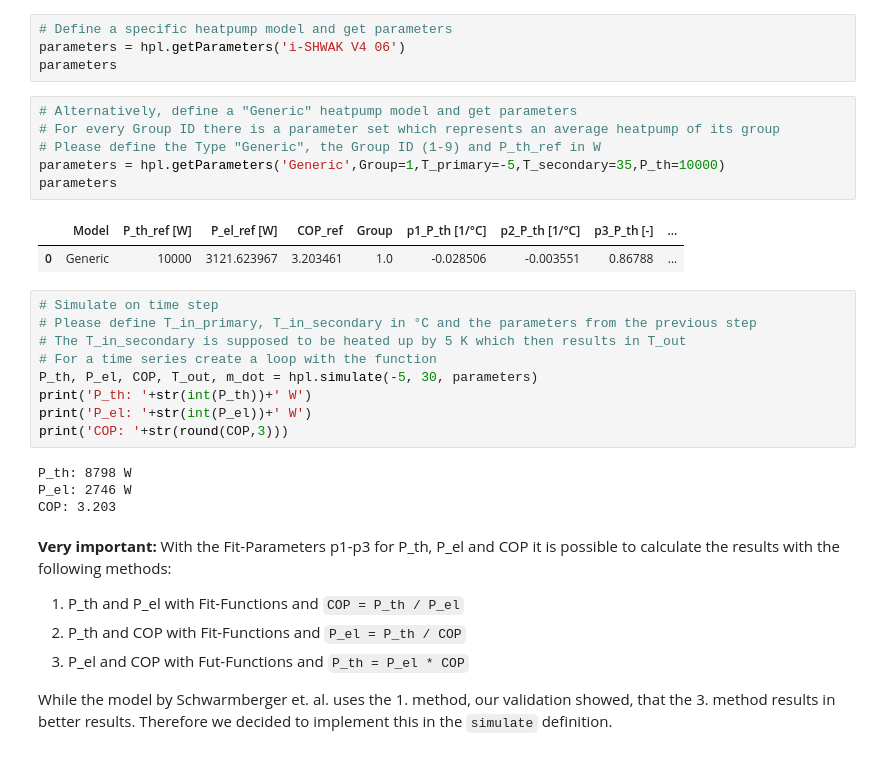
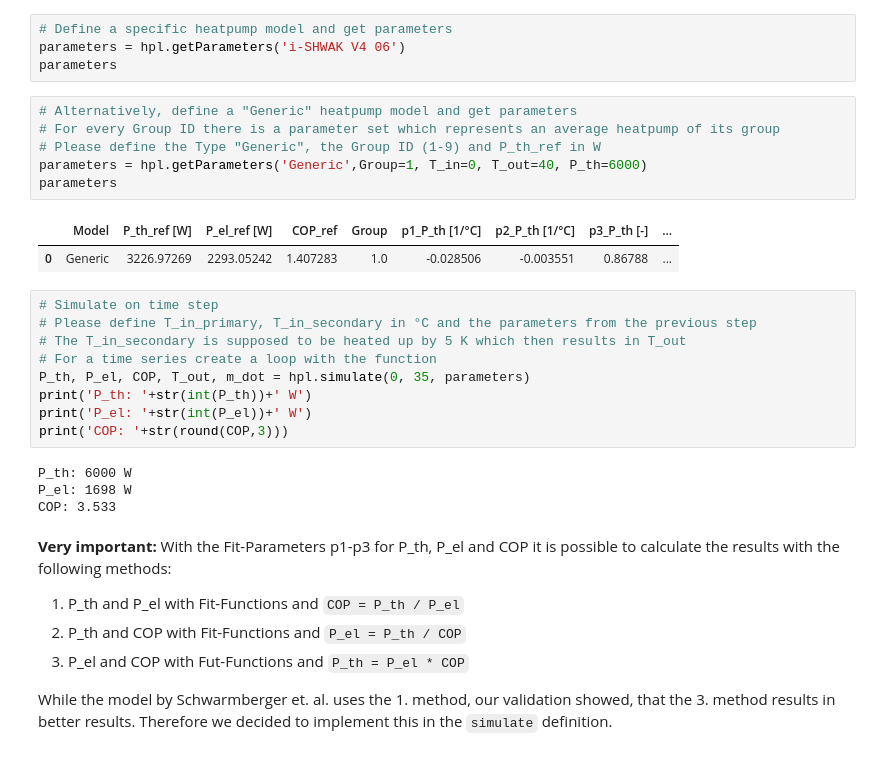
Before and after one commit to FZJ-IEK3-VSA/hplib, a Jupyter notebook: Documentation.ipynb, the cells around one changed output. Saved outputs shown, nothing was run; the diff lists cells and outputs as text.

Commit message:
New method to identify P_th_ref for generic heatpumps

```diff
--- a/Documentation.ipynb
+++ b/Documentation.ipynb
@@ -82,25 +83,25 @@ parameters
 # %%
 # Alternatively, define a "Generic" heatpump model and get parameters
 # For every Group ID there is a parameter set which represents an average heatpump of its group
 # Please define the Type "Generic", the Group ID (1-9) and P_th_ref in W
-parameters = hpl.getParameters('Generic',Group=1,T_primary=-5,T_secondary=35,P_th=10000)
+parameters = hpl.getParameters('Generic',Group=1, T_in=0, T_out=40, P_th=6000)
 parameters
 # %% [output]
 |  | Model | P_th_ref [W] | P_el_ref [W] | COP_ref | Group | p1_P_th [1/°C] | p2_P_th [1/°C] | p3_P_th [-] | ... |
-| 0 | Generic | 10000 | 3121.623967 | 3.203461 | 1.0 | -0.028506 | -0.003551 | 0.86788 | ... |
+| 0 | Generic | 3226.97269 | 2293.05242 | 1.407283 | 1.0 | -0.028506 | -0.003551 | 0.86788 | ... |
 # %%
 # Simulate on time step
 # Please define T_in_primary, T_in_secondary in °C and the parameters from the previous step
 # The T_in_secondary is supposed to be heated up by 5 K which then results in T_out
 # For a time series create a loop with the function
-P_th, P_el, COP, T_out, m_dot = hpl.simulate(-5, 30, parameters)
+P_th, P_el, COP, T_out, m_dot = hpl.simulate(0, 35, parameters)
 print('P_th: '+str(int(P_th))+' W')
 print('P_el: '+str(int(P_el))+' W')
 print('COP: '+str(round(COP,3)))
 # %% [output]
-P_th: 8798 W
-P_el: 2746 W
-COP: 3.203
+P_th: 6000 W
+P_el: 1698 W
+COP: 3.533
 # %% [markdown]
 **Very important:** With the Fit-Parameters p1-p3 for P_th, P_el and COP it is possible to calculate the results with the following methods:
 
```
Also changed, not shown: parts of 7 cells of this notebook, 4 other files.
